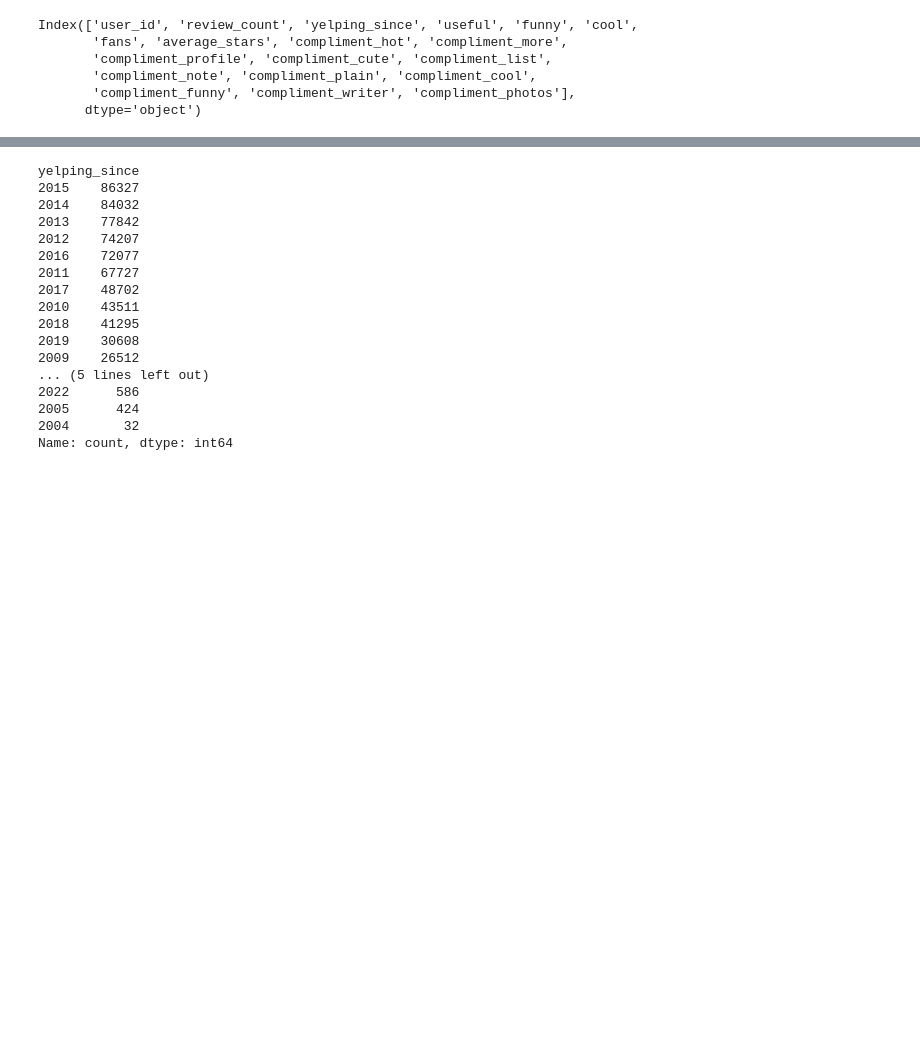
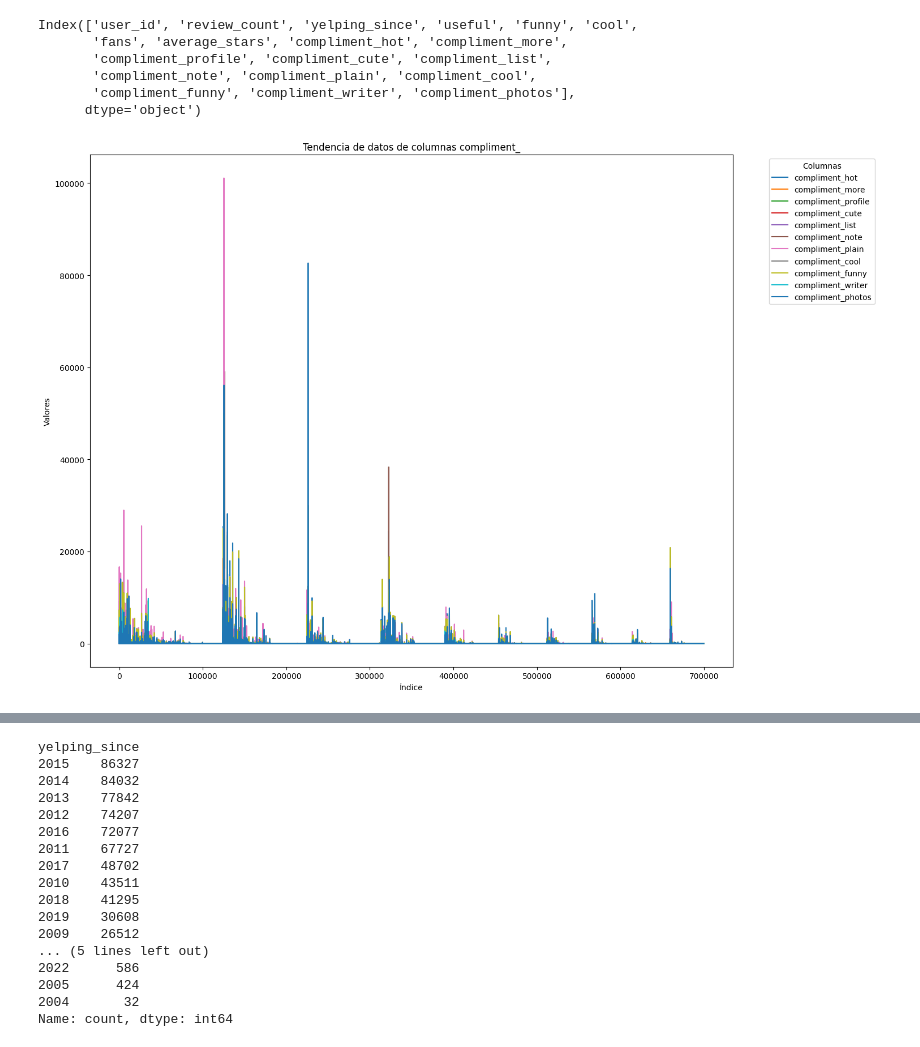
Before and after one commit to agmota11/RECSYS, a Jupyter notebook: Practica 2/src/Exploracion.ipynb, the cells around one changed output, grey strips where cells are left out. Cells and saved outputs as stored; diff of their text form; code cells hidden in the pictures; blank space fills up the shorter version.

```diff
--- a/Practica 2/src/Exploracion.ipynb
+++ b/Practica 2/src/Exploracion.ipynb
@@ -115,3 +136,19 @@ Index(['user_id', 'review_count', 'yelping_since', 'useful', 'funny', 'cool',
        'compliment_note', 'compliment_plain', 'compliment_cool',
        'compliment_funny', 'compliment_writer', 'compliment_photos'],
       dtype='object')
+# %%
+# Filtrar las columnas que comienzan con 'compliment_'
+compliment_cols = [col for col in new_usuarios.columns if col.startswith("compliment_")]
+
+# Crear un DataFrame con solo esas columnas
+compliment_data = new_usuarios[compliment_cols]
+
+# Crear un gráfico de distribución para cada columna
+compliment_data.plot(kind='line', figsize=(15, 10), title='Tendencia de datos de columnas compliment_')
+plt.xlabel('Índice')
+plt.ylabel('Valores')
+plt.legend(title='Columnas', bbox_to_anchor=(1.05, 1), loc='upper left')
+plt.tight_layout()
+plt.show()
+# %% [output]
+[figure, added]
```
Also changed, not shown: parts of 41 cells of this notebook, 4 other files.
